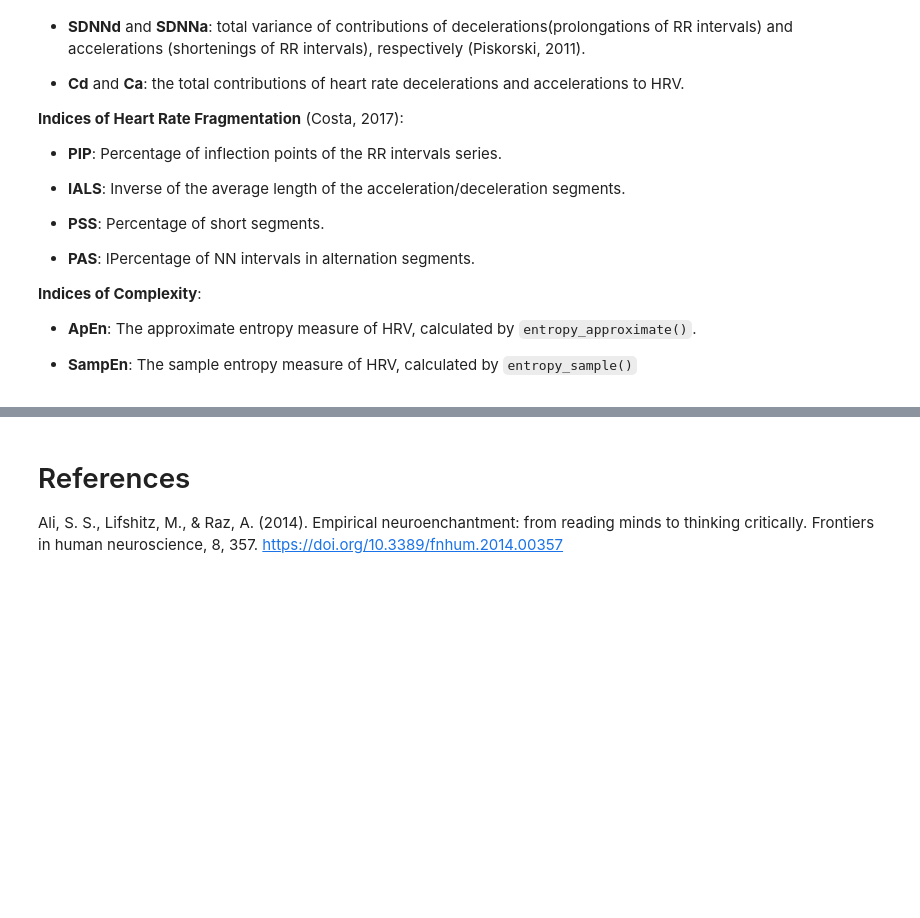
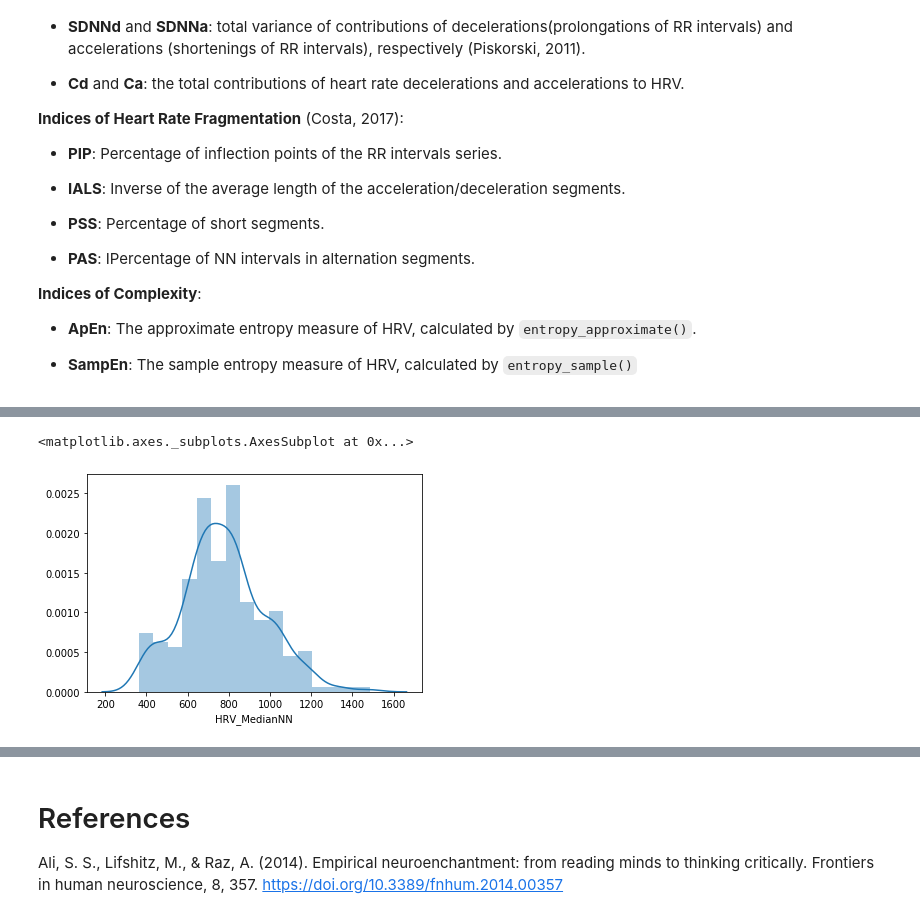
Before and after one commit to sangfrois/NeuroKit, a Jupyter notebook: studies/hrv_structure/hrv_structure.ipynb, the cells around one changed output, grey strips where cells are left out. Saved outputs shown, nothing was run; the diff lists cells and outputs as text; code cells hidden in the pictures; blank space fills up the shorter version.

```diff
--- a/studies/hrv_structure/hrv_structure.ipynb
+++ b/studies/hrv_structure/hrv_structure.ipynb
@@ -210,0 +228,5 @@ Contains time domain HRV metrics:
+# %%
+sns.distplot(all_results['HRV_MedianNN'])
+# %% [output]
+<matplotlib.axes._subplots.AxesSubplot at 0x...>
+[figure, added]
```
Also changed, not shown: parts of 7 cells of this notebook, 1 other file.
